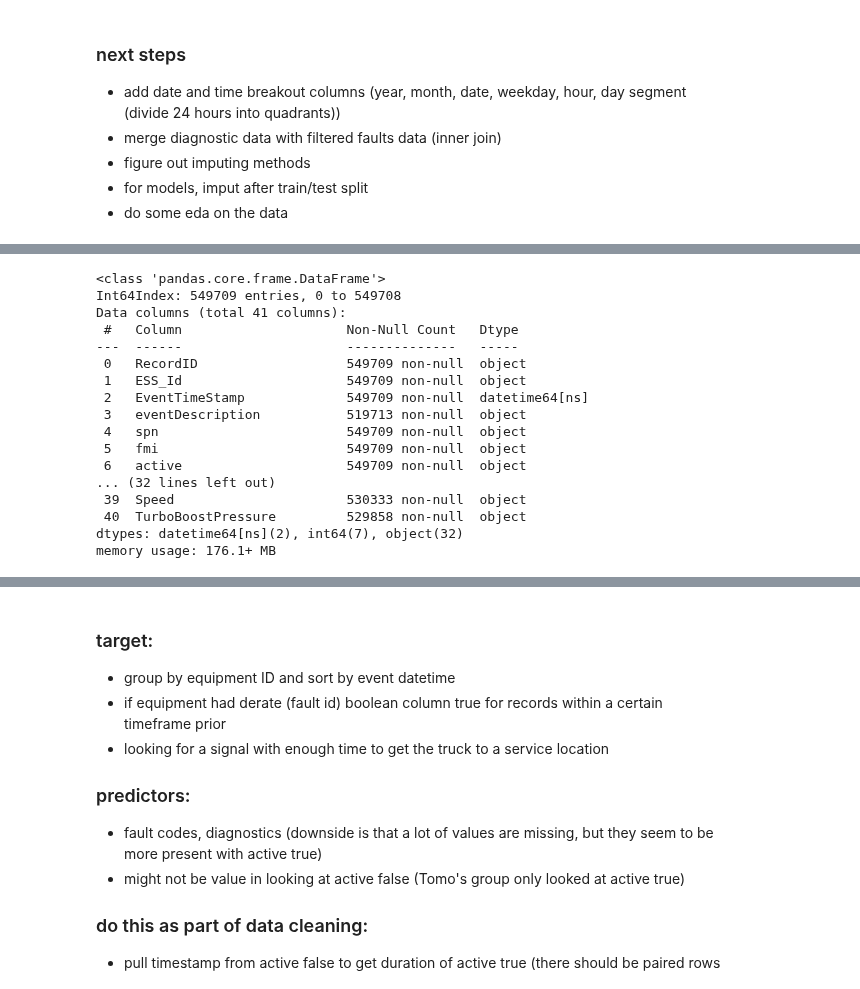
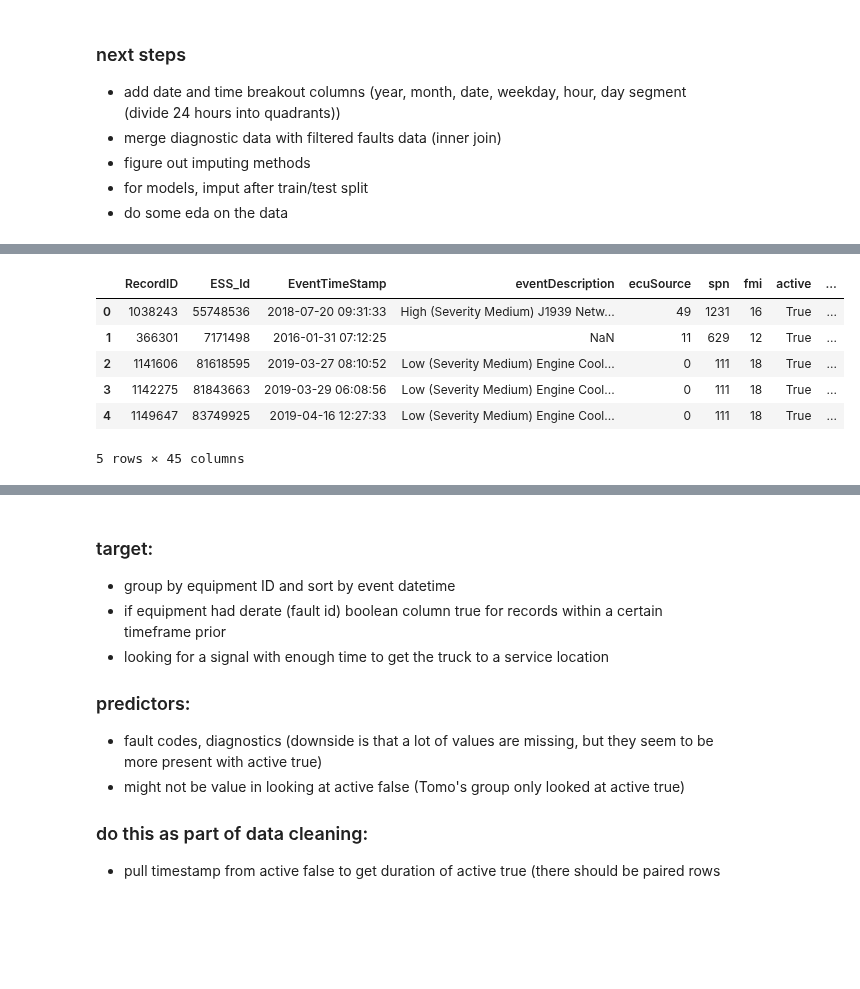
Before and after one commit to KagonDeans/big-g-ml-convoy, a Jupyter notebook: notebooks/teresa_eda.ipynb, the cells around one changed output, grey strips where cells are left out. Drawn from its saved outputs; the diff is of its cells as text; code cells hidden in the pictures; blank space fills up the shorter version.

```diff
--- a/notebooks/teresa_eda.ipynb
+++ b/notebooks/teresa_eda.ipynb
@@ -190,6 +126,9 @@ diag_pivot.columns = diag_pivot.columns.droplevel()
 diag_pivot = diag_pivot.reset_index().rename_axis(None, axis = 1)
 # %%
 diag_pivot['FaultId'] = diag_pivot['FaultId'].astype(str)
+# %%
+# replace comma with period in all columns
+diag_pivot = diag_pivot.replace(',', '.', regex = True)
 # %%
 # merge faults_active to diag_pivot on RecordID = FaultId
 # how = left (keeps active True from faults and drops additional rows from diagnostics)
@@ -221,24 +160,38 @@ TurboBoostPressure            19851
 dtype: int64
 # %%
 # drop columns that are unlikely to be meaningful
-fault_diag = fault_diag.drop(['ServiceDistance', 'SwitchedBatteryVoltage', 'FuelTemperature', 'ParkingBrake', 'Throttle', 'FaultId'], axis = 1)
+fault_diag = fault_diag.drop(['ServiceDistance', 'SwitchedBatteryVoltage', 'ParkingBrake', 'FaultId'], axis = 1)
+# %%
+# convert data types
+# add more as the need arises
+convert_dict = {'AcceleratorPedal' : float,
+                'BarometricPressure' : float,
+                'CruiseControlSetSpeed' : float,
+                'DistanceLtd' : float,
+                'EngineCoolantTemperature': float,
+                'EngineLoad' : float,
+                'EngineOilPressure' : float,
+                'EngineOilTemperature': float,
+                'EngineRpm': float,
+                'EngineTimeLtd': float,
+                'FuelLevel' : float,
+                'FuelLtd' : float,
+                'FuelRate' : float,
+                'FuelTemperature' : float,
+                'IntakeManifoldTemperature' : float,
+                'LampStatus' : float,
+                'Speed' : float,
+                'Throttle' : float,
+                'TurboBoostPressure' : float}
+
+fault_diag = fault_diag.astype(convert_dict)
 # %%
-fault_diag.info()
+fault_diag.head()
 # %% [output]
+|  | RecordID | ESS_Id | EventTimeStamp | eventDescription | ecuSource | spn | fmi | active | ... |
+| 0 | 1038243 | 55748536 | 2018-07-20 09:31:33 | High (Severity Medium) J1939 Netw... | 49 | 1231 | 16 | True | ... |
+| 1 | 366301 | 7171498 | 2016-01-31 07:12:25 | NaN | 11 | 629 | 12 | True | ... |
+| 2 | 1141606 | 81618595 | 2019-03-27 08:10:52 | Low (Severity Medium) Engine Cool... | 0 | 111 | 18 | True | ... |
+| 3 | 1142275 | 81843663 | 2019-03-29 06:08:56 | Low (Severity Medium) Engine Cool... | 0 | 111 | 18 | True | ... |
+| 4 | 1149647 | 83749925 | 2019-04-16 12:27:33 | Low (Severity Medium) Engine Cool... | 0 | 111 | 18 | True | ... |
-<class 'pandas.core.frame.DataFrame'>
-Int64Index: 549709 entries, 0 to 549708
-Data columns (total 41 columns):
- #   Column                     Non-Null Count   Dtype
----  ------                     --------------   -----
- 0   RecordID                   549709 non-null  object
- 1   ESS_Id                     549709 non-null  object
- 2   EventTimeStamp             549709 non-null  datetime64[ns]
- 3   eventDescription           519713 non-null  object
- 4   spn                        549709 non-null  object
- 5   fmi                        549709 non-null  object
- 6   active                     549709 non-null  object
-... (32 lines left out)
- 39  Speed                      530333 non-null  object
- 40  TurboBoostPressure         529858 non-null  object
-dtypes: datetime64[ns](2), int64(7), object(32)
-memory usage: 176.1+ MB
+5 rows × 45 columns
```
Also changed, not shown: parts of 21 cells of this notebook.
